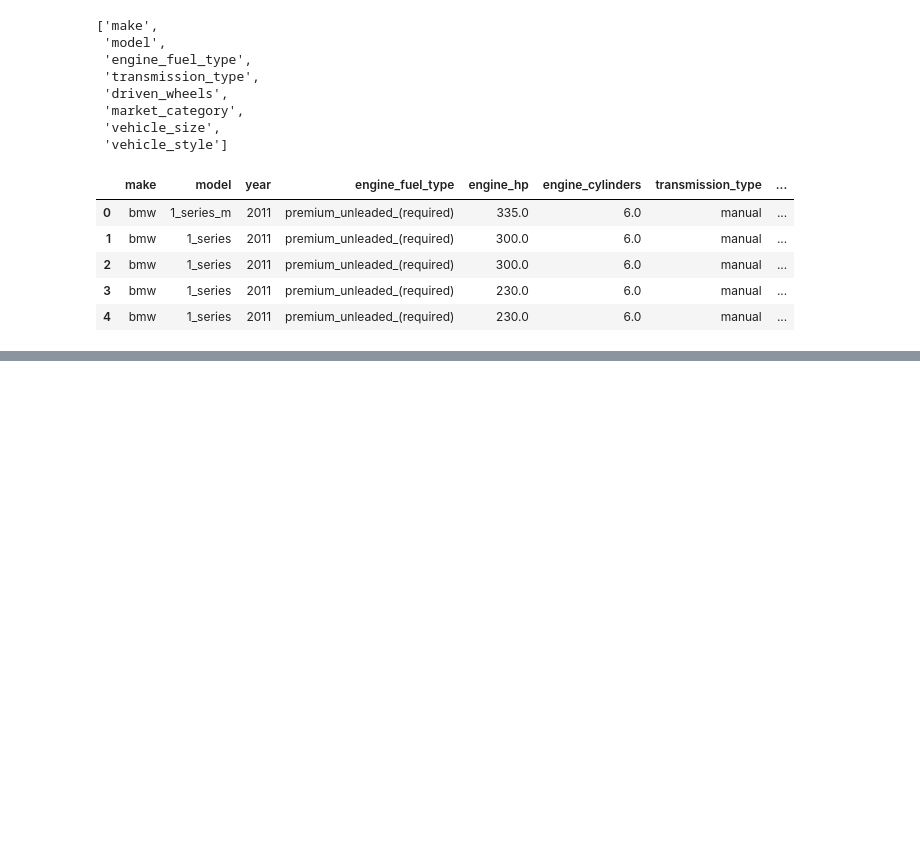
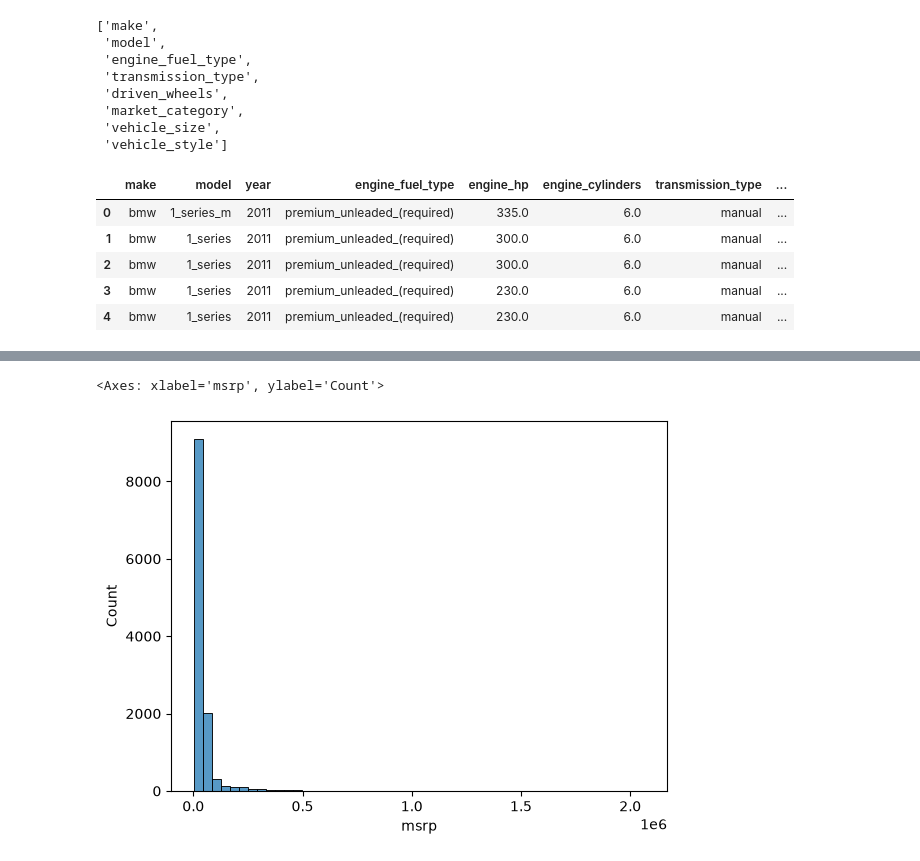
Before and after one commit to andanovais/machine-learning-zoomcamp-homework, a Jupyter notebook: 02-regression/homework2.ipynb, the cells around one changed output, grey strips where cells are left out. Saved outputs shown, nothing was run; the diff lists cells and outputs as text; code cells hidden in the pictures; blank space fills up the shorter version.

```diff
--- a/02-regression/homework2.ipynb
+++ b/02-regression/homework2.ipynb
@@ -81,0 +114,5 @@ df.head()
+# %%
+sns.histplot(df.msrp, bins=50) #create histogram for distrivbution of car prices against 50 buckets
+# %% [output]
+<Axes: xlabel='msrp', ylabel='Count'>
+[figure, added]
```
Also changed, not shown: parts of 10 cells of this notebook, 1 other file.
